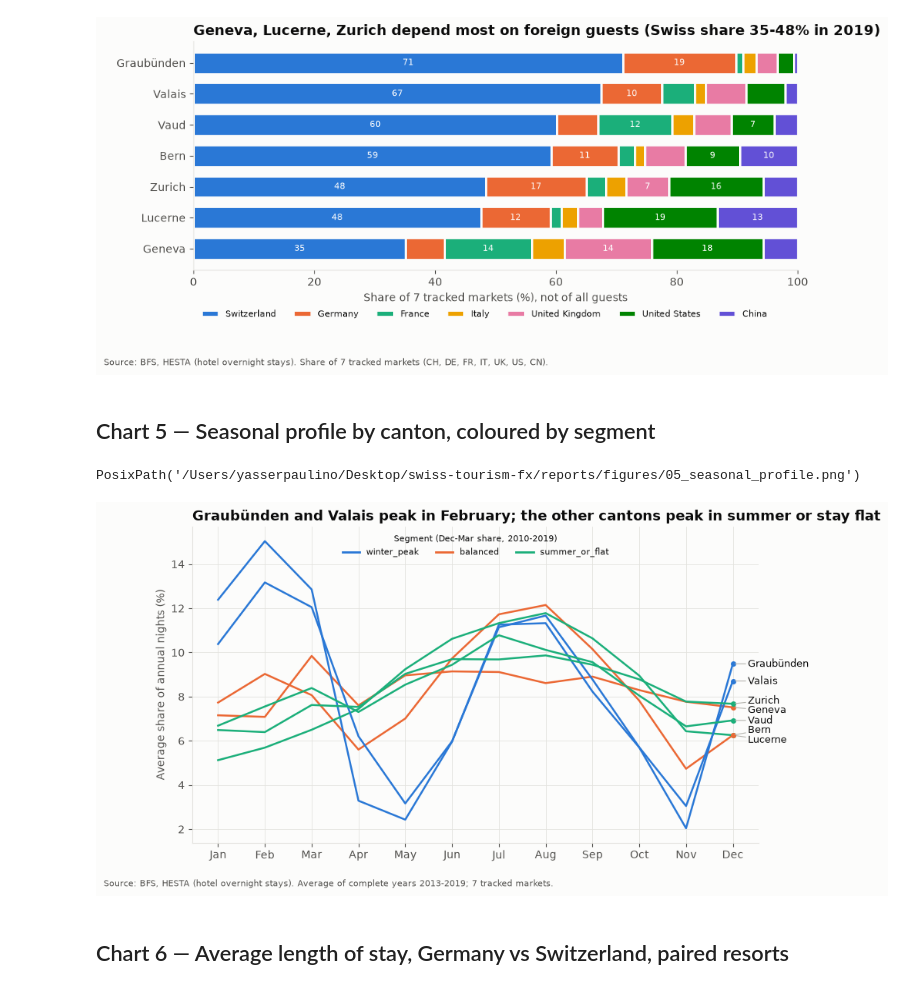
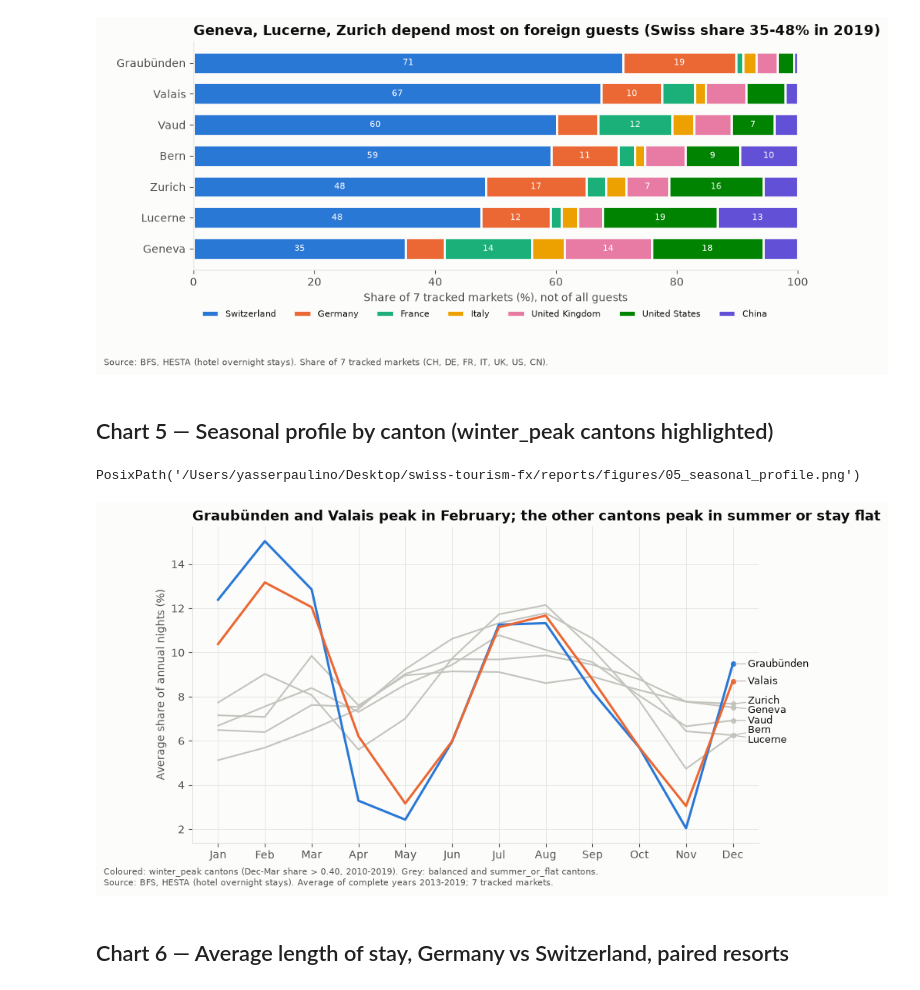
Before and after one commit to Pauulinooo/swiss-tourism-fx, a Jupyter notebook: notebooks/01_eda.ipynb, the cells around one changed output. Saved outputs shown, nothing was run; the diff lists cells and outputs as text; code cells hidden in the pictures.

```diff
--- a/notebooks/01_eda.ipynb
+++ b/notebooks/01_eda.ipynb
@@ -183,37 +192,38 @@ save(fig, "04_market_mix_2019")
 PosixPath('/Users/yasserpaulino/Desktop/swiss-tourism-fx/reports/figures/04_market_mix_2019.png')
 [figure]
 # %% [markdown]
-## Chart 5 — Seasonal profile by canton, coloured by segment
+## Chart 5 — Seasonal profile by canton (winter_peak cantons highlighted)
 # %%
 season = con.sql("""
     SELECT p.geo, p.month, p.avg_share_pct, s.segment
     FROM seasonal_profile AS p JOIN canton_segment AS s USING (geo)
     WHERE p.level = 'canton'
 """).df()
 assert season["geo"].nunique() == 7 and len(season) == 7 * 12
 prof = season.pivot(index="month", columns="geo", values="avg_share_pct")
 segment = season.drop_duplicates("geo").set_index("geo")["segment"]
-colors = {g: SEGMENT_COLORS[s] for g, s in segment.items()}
+# One distinct colour per winter_peak canton; the other five recede in grey
+winter = sorted(segment[segment == "winter_peak"].index)
+assert winter == ["Graubünden", "Valais"], f"winter_peak cantons changed: {winter}"
+colors = {g: GREY for g in prof.columns} | {"Graubünden": SLOTS[0], "Valais": SLOTS[1]}
 
 fig, ax = plt.subplots(figsize=(10, 5.4))
-for geo in prof.columns:
-    ax.plot(prof.index, prof[geo], color=colors[geo], lw=1.8)
-for seg, c in SEGMENT_COLORS.items():
-    ax.plot([], [], color=c, label=seg)
+for geo in sorted(prof.columns, key=lambda g: g in winter):     # highlighted lines on top
+    ax.plot(prof.index, prof[geo], color=colors[geo], lw=2.2 if geo in winter else 1.5)
 label_line_ends(ax, {g: (12, prof.loc[12, g]) for g in prof.columns}, colors, min_gap=0.45)
 ax.set_xticks(range(1, 13), ["Jan", "Feb", "Mar", "Apr", "May", "Jun",
                              "Jul", "Aug", "Sep", "Oct", "Nov", "Dec"])
 ax.set_ylabel("Average share of annual nights (%)")
 ax.set_title("Graubünden and Valais peak in February; the other cantons peak in summer or stay flat",
              loc="left")
-ax.legend(title="Segment (Dec-Mar share, 2010-2019)", loc="upper center", ncol=3, fontsize=8,
-          title_fontsize=8)
-add_source(fig, SOURCE_BFS + ". Average of complete years 2013-2019; 7 tracked markets.")
+add_source(fig, SOURCE_BFS + ". Average of complete years 2013-2019; 7 tracked markets.",
+           "Coloured: winter_peak cantons (Dec-Mar share > 0.40, 2010-2019). "
+           "Grey: balanced and summer_or_flat cantons.")
 fig.subplots_adjust(bottom=0.12, right=0.86)
 save(fig, "05_seasonal_profile")
 # %% [output]
 PosixPath('/Users/yasserpaulino/Desktop/swiss-tourism-fx/reports/figures/05_seasonal_profile.png')
-[figure, old version]
+[figure, new version]
 # %% [markdown]
 ## Chart 6 — Average length of stay, Germany vs Switzerland, paired resorts
 # %%
```
Also changed, not shown: parts of 5 cells of this notebook, 3 other files.
